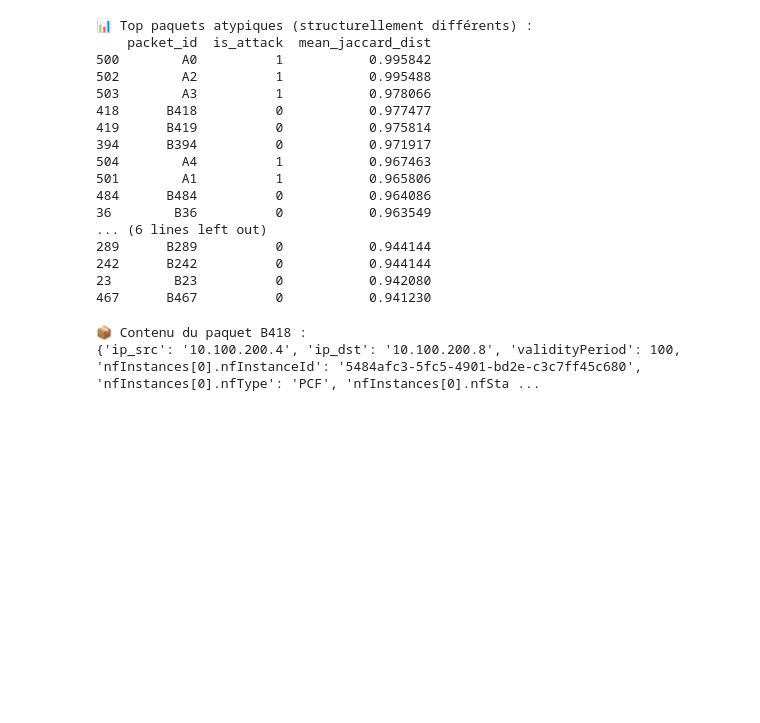
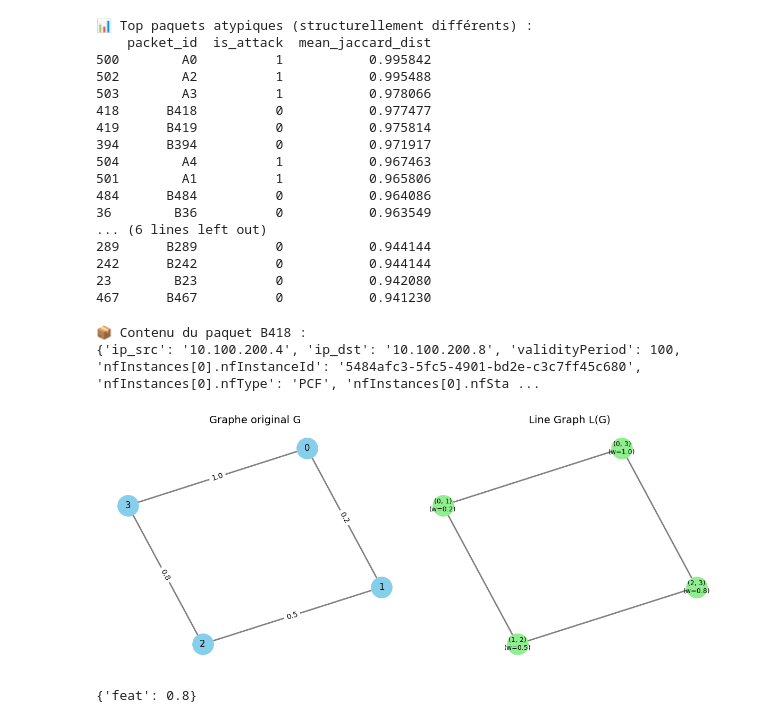
Before and after one commit to thomas-hoger/5G-Anomaly-Detection, a Jupyter notebook: notebooks/test_thomas.ipynb, the cells around one changed output. Cells and saved outputs as stored; diff of their text form; code cells hidden in the pictures; blank space fills up the shorter version.

```diff
--- a/notebooks/test_thomas.ipynb
+++ b/notebooks/test_thomas.ipynb
@@ -712,3 +712,70 @@ print(benin_data[index])
 # %% [output]
 📦 Contenu du paquet B418 :
 {'ip_src': '10.100.200.4', 'ip_dst': '10.100.200.8', 'validityPeriod': 100, 'nfInstances[0].nfInstanceId': '5484afc3-5fc5-4901-bd2e-c3c7ff45c680', 'nfInstances[0].nfType': 'PCF', 'nfInstances[0].nfSta ...
+# %%
+import networkx as nx
+import matplotlib.pyplot as plt
+
+# --- 1️⃣ Création du graphe original ---
+G = nx.Graph()
+
+# Ajouter des nœuds avec features
+G.add_nodes_from([
+    (0, {"feat": [1.0, 0.0]}),
+    (1, {"feat": [0.5, 0.5]}),
+    (2, {"feat": [0.0, 1.0]}),
+    (3, {"feat": [1.0, 1.0]}),
+])
+
+# Ajouter des arêtes avec valeurs
+G.add_edges_from([
+    (0, 1, {"w": 0.2}),
+    (1, 2, {"w": 0.5}),
+    (2, 3, {"w": 0.8}),
+    (3, 0, {"w": 1.0}),
+])
+
+# --- 2️⃣ Créer le line graph ---
+LG = nx.line_graph(G)
+
+# Copier la valeur des arêtes du graphe original comme feature des nœuds du line graph
+for edge, attrs in G.edges.items():
+    LG.nodes[edge]["feat"] = attrs["w"]
+
+# --- 3️⃣ Visualisation ---
+fig, axes = plt.subplots(1, 2, figsize=(12, 5))
+
+# Layouts
+pos_G = nx.spring_layout(G, seed=42)
+pos_LG = nx.spring_layout(LG, seed=42)
+
+# ---- Graphe original ----
+nx.draw_networkx_nodes(G, pos_G, node_color="skyblue", ax=axes[0], node_size=800)
+nx.draw_networkx_edges(G, pos_G, width=2, edge_color="gray", ax=axes[0])
+nx.draw_networkx_labels(G, pos_G, ax=axes[0])
+
+# Étiquettes des arêtes (poids)
+edge_labels = nx.get_edge_attributes(G, "w")
+nx.draw_networkx_edge_labels(G, pos_G, edge_labels=edge_labels, ax=axes[0])
+
+axes[0].set_title("Graphe original G", fontsize=14)
+axes[0].axis("off")
+
+# ---- Line graph ----
+# Nœuds = arêtes du graphe original, on affiche la valeur "feat" en label
+node_labels_LG = {n: f"{n}\n(w={LG.nodes[n]['feat']})" for n in LG.nodes()}
+nx.draw_networkx_nodes(LG, pos_LG, node_color="lightgreen", ax=axes[1], node_size=800)
+nx.draw_networkx_edges(LG, pos_LG, width=2, edge_color="gray", ax=axes[1])
+nx.draw_networkx_labels(LG, pos_LG, labels=node_labels_LG, font_size=9, ax=axes[1])
+
+axes[1].set_title("Line Graph L(G)", fontsize=14)
+axes[1].axis("off")
+
+plt.tight_layout()
+plt.show()
+# %% [output]
+[figure, added]
+# %%
+LG.nodes[(2,3)]
+# %% [output]
+{'feat': 0.8}
```
Also changed, not shown: parts of 7 cells of this notebook, 21 other files.
